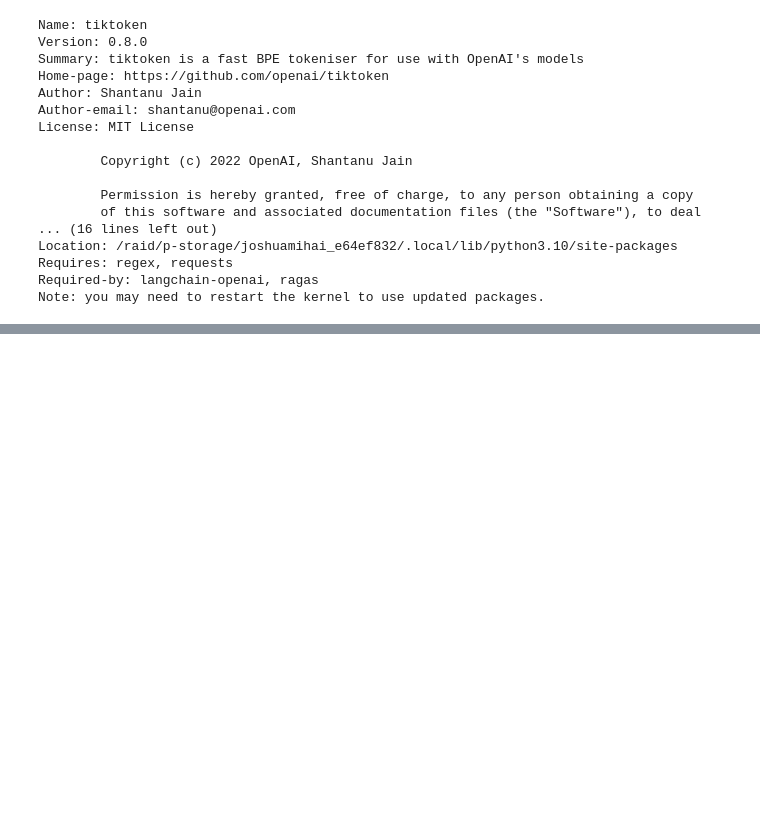
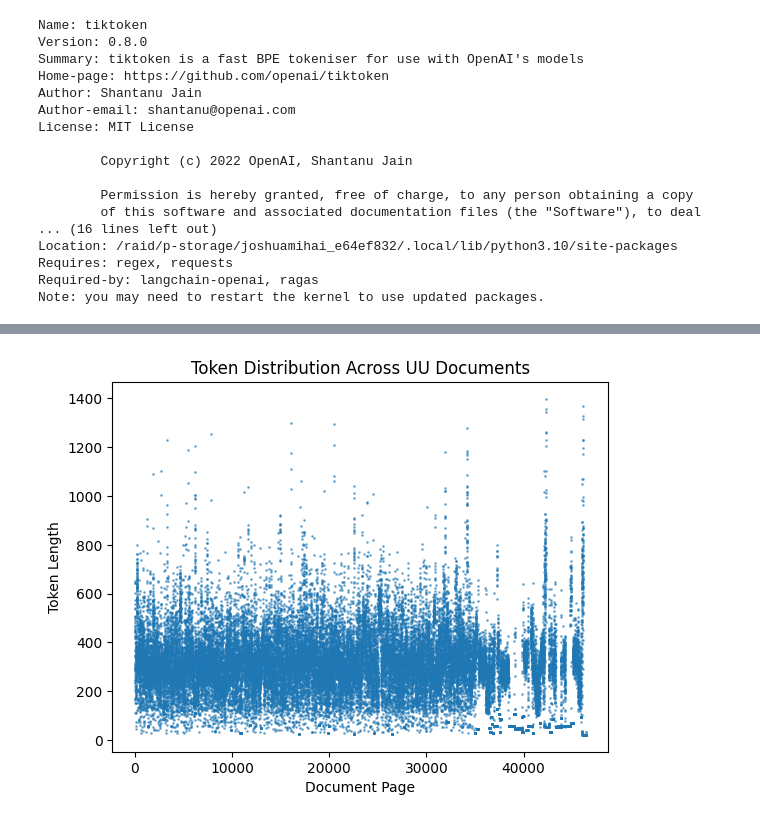
Before and after one commit to arkanalexei/ta-rag-demo, a Jupyter notebook: 11_token_distribution.ipynb, the cells around one changed output, grey strips where cells are left out. Saved outputs shown, nothing was run; the diff lists cells and outputs as text; code cells hidden in the pictures; blank space fills up the shorter version.

```diff
--- a/11_token_distribution.ipynb
+++ b/11_token_distribution.ipynb
@@ -172,0 +178,14 @@ dtype: float64
+# %%
+from transformers import XLMRobertaTokenizer
+
+# tokenizer = XLMRobertaTokenizer.from_pretrained("xlm-roberta-base")
+tokenizer = XLMRobertaTokenizer.from_pretrained("xlm-roberta-large")
+# %%
+from collections import defaultdict
+
+doc_token = defaultdict(int)
+for i, doc in enumerate(all_documents):
+    token = tokenizer.encode(doc.page_content)
+
+    # print(token)
+    doc_token[i+1] = len(token) # desc stat, make plot
@@ -172,0 +207,15 @@ dtype: float64
+# %%
+# Extract keys and values for x and y plot
+docs = list(doc_token.keys())
+token_len = list(doc_token.values())
+# %%
+import matplotlib.pyplot as plt
+
+# Create scatter plot
+plt.scatter(docs, token_len, alpha=0.5, s=1)
+plt.xlabel("Document Page")
+plt.ylabel("Token Length")
+plt.title("Token Distribution Across UU Documents")
+plt.show()
+# %% [output]
+[figure, added]
```
Also changed, not shown: parts of 15 cells of this notebook, 47 other files.
